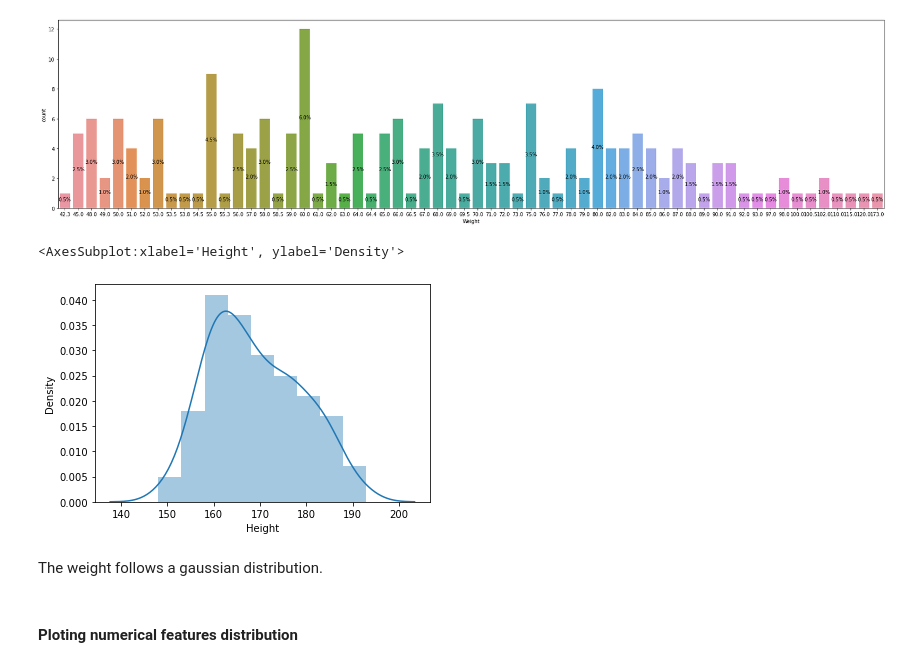
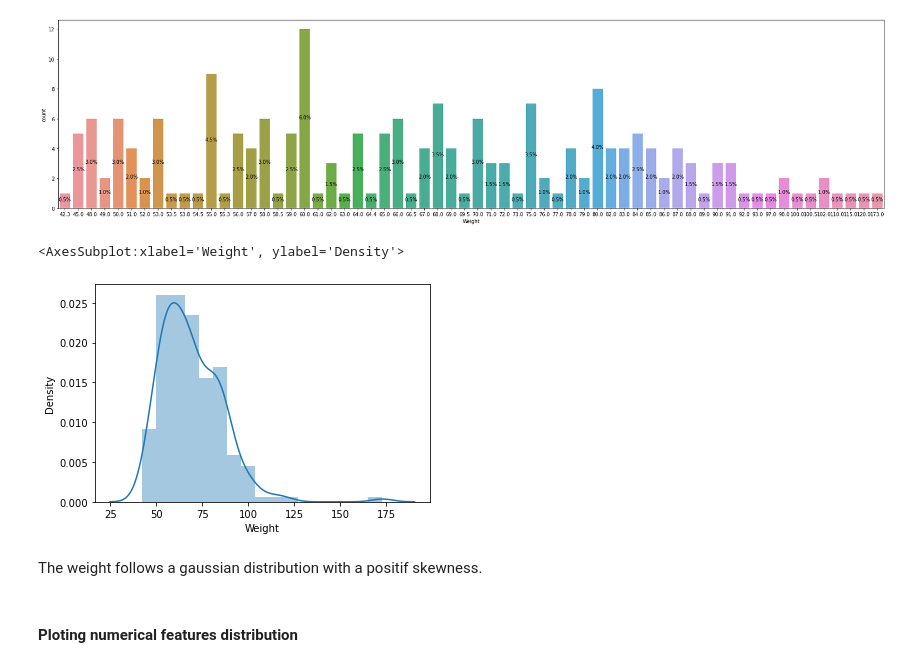
Before and after one commit to mwilk1904/Machine-Learning-Obesity-Prediction, a Jupyter notebook: Project's notebook.ipynb, the cells around one changed output. Drawn from its saved outputs; the diff is of its cells as text; code cells hidden in the pictures.

```diff
--- a/Project's notebook.ipynb
+++ b/Project's notebook.ipynb
@@ -196,8 +196,8 @@ def get_classe(bmi):
     if bmi >=30.0:
         return 'obese'
 # %%
-df_split['bmi'] = df_split.apply(lambda x : x['Weight']/(x['Height']/100)**2, axis=1)
-df_split['classe'] = df_split['bmi'].apply(lambda x : get_classe(x))
+df_split['bmi'] = df_split.apply(lambda x : x['Weight']/x['Height']**2, axis=1)
+df_split['class'] = df_split['bmi'].apply(lambda x : get_classe(x))
 # %%
 df_split.head()
 # %% [output]
@@ -240,7 +248,7 @@ from sklearn.model_selection import StratifiedShuffleSplit
 
 split = StratifiedShuffleSplit(n_splits=1, test_size=0.2, random_state=42)
 
-for train_index, test_index in split.split(df_split, df_split["classe"]):
+for train_index, test_index in split.split(df_split, df_split["class"]):
     strat_train_set = df_split.loc[train_index]
     strat_test_set = df_split.loc[test_index]
 # %%
@@ -254,6 +264,9 @@ Name: classe, dtype: float64
 # %%
-strat_train_set.drop(['bmi','classe'],axis=1, inplace=True)
-strat_test_set.drop(['bmi','classe'],axis=1, inplace=True)
+strat_train_set.drop(['bmi','class'],axis=1, inplace=True)
+strat_test_set.drop(['bmi','class'],axis=1, inplace=True)
+# %%
+strat_train_set.reset_index(drop=True,inplace=True)
+strat_test_set.reset_index(drop=True,inplace=True)
 # %% [markdown]
 ## Data visualization
 # %% [markdown]
@@ -280,12 +296,12 @@ print_countplots(df,['Weight'],(30, 7))
 # %% [output]
 [figure]
 # %%
-sns.distplot(df['Height'])
+sns.distplot(df['Weight'])
 # %% [output]
-<AxesSubplot:xlabel='Height', ylabel='Density'>
+<AxesSubplot:xlabel='Weight', ylabel='Density'>
-[figure, old version]
+[figure, new version]
 # %% [markdown]
-The weight follows a gaussian distribution.
+The weight follows a gaussian distribution with a positif skewness.
 # %% [markdown]
 #### Ploting numerical features distribution
 # %%
```
Also changed, not shown: parts of 89 cells of this notebook, 1 other file.
